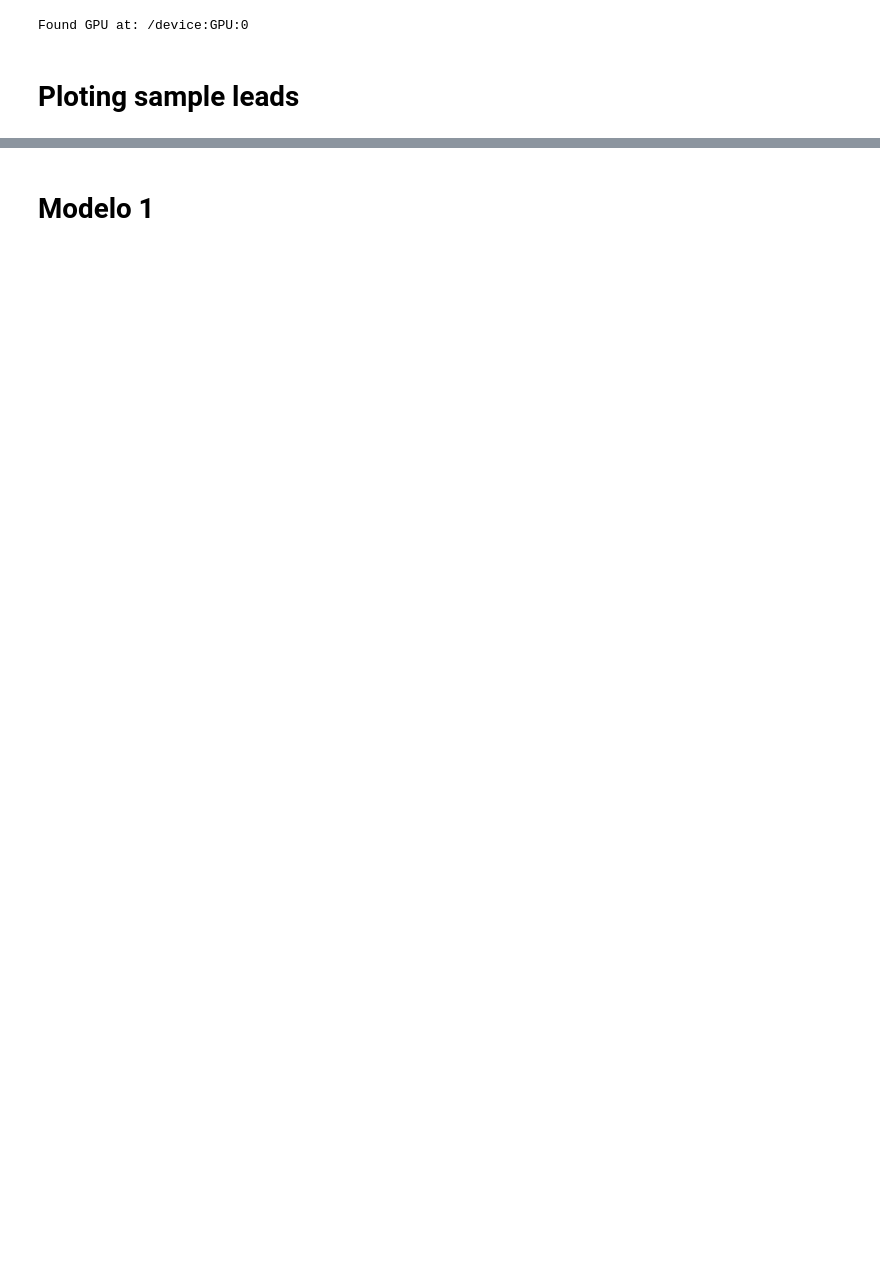
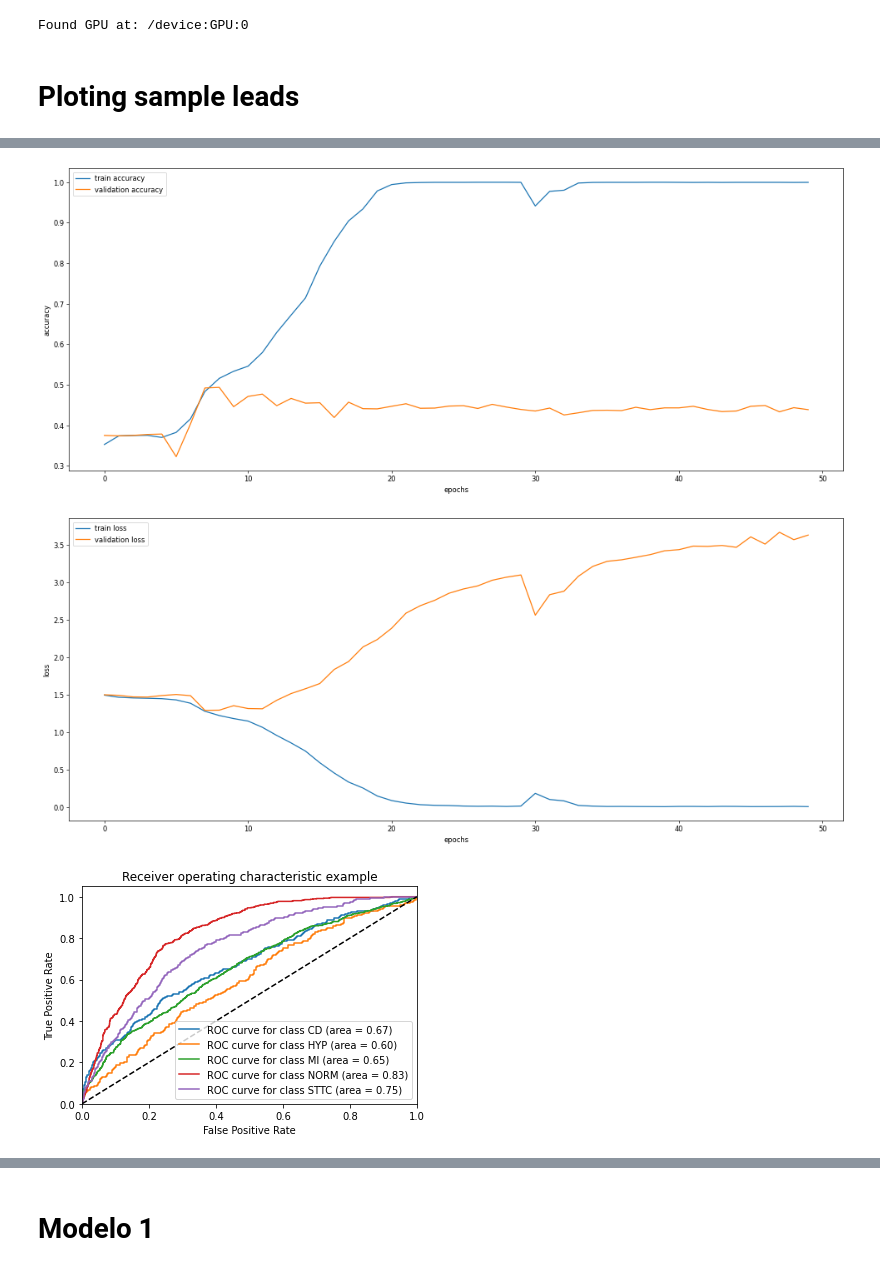
Before and after one commit to vicentbas/ia3_uv, a Jupyter notebook: ecg_full_dataframe_kaggle.ipynb, the cells around one changed output, grey strips where cells are left out. Drawn from its saved outputs; the diff is of its cells as text; code cells hidden in the pictures; blank space fills up the shorter version.

```diff
--- a/ecg_full_dataframe_kaggle.ipynb
+++ b/ecg_full_dataframe_kaggle.ipynb
@@ -161,0 +655,9 @@ categories = len(np.unique(y))
+# %%
+X_train, X_test, y_train, y_test = train_test_split(derv_10,y_, test_size=0.3, random_state=42)
+model, history = generate_model_1(1, 50, X_train, X_test, y_train, y_test, 0.0001)
+paint_acc_loss(history)
+paint_roc(model,X_test,  y_test)
+# %% [output]
+[figure, added]
+[figure, added]
+[figure, added]
```
Also changed, not shown: parts of 83 cells of this notebook.
